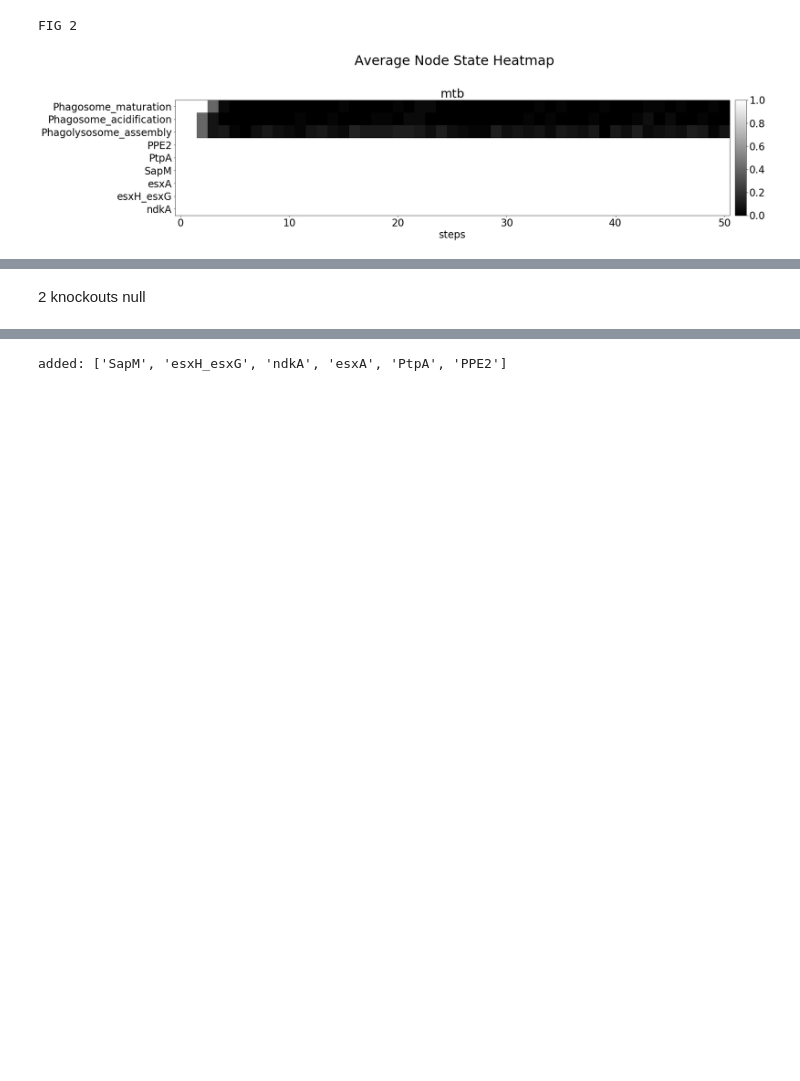
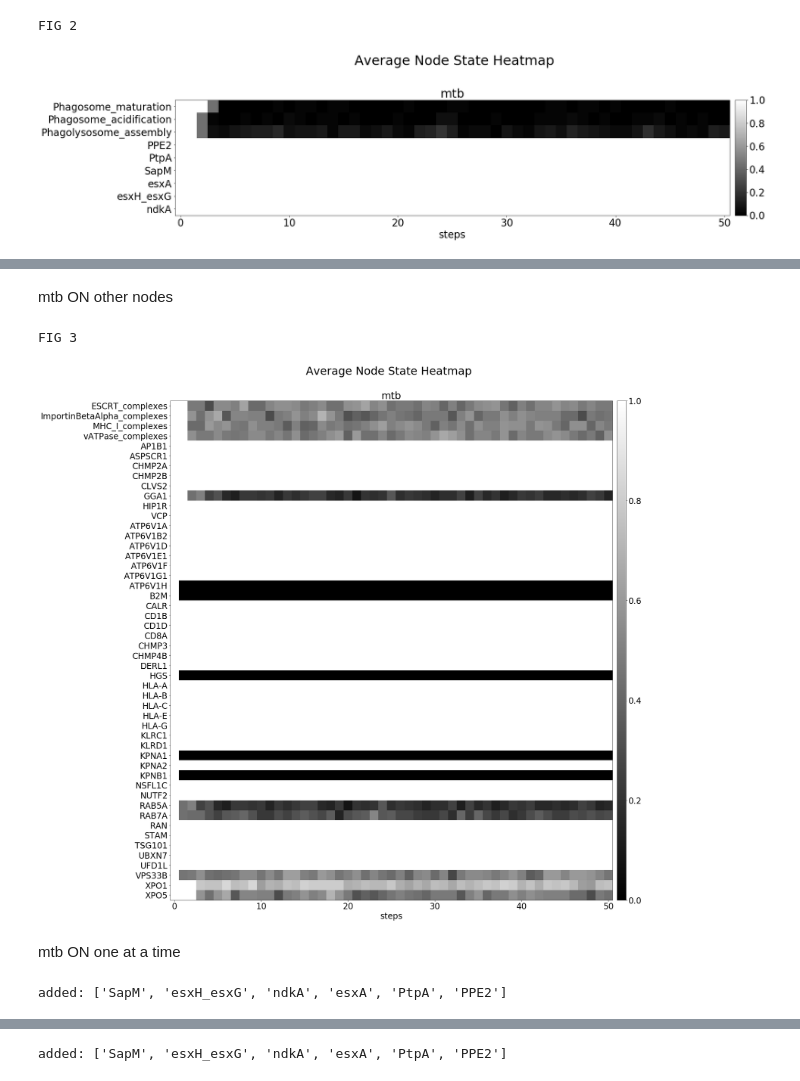
Before and after one commit to charlies-b/rp1, a Jupyter notebook: model-3.ipynb, the cells around one changed output, grey strips where cells are left out. Drawn from its saved outputs; the diff is of its cells as text; code cells hidden in the pictures; blank space fills up the shorter version.

```diff
--- a/model-3.ipynb
+++ b/model-3.ipynb
@@ -74,2 +76,0 @@ index, state: [2.36 0.1 ]
-# %% [markdown]
-2 knockouts null
@@ -77,0 +77,36 @@ index, state: [2.36 0.1 ]
+# %% [markdown]
+mtb ON other nodes
+# %%
+other = [node for node in models_mtb[0].nodes if not node in processes + complexes + hit + mtb ]
+other = sorted(other)
+# %%
+print "FIG 3"
+# plot average
+avg_mtb = bm.average_models(models_mtb)
+bm.plot_maps([avg_mtb],
+             titles=['mtb'],
+             nodes = complexes + hit + other,
+             h = 23,
+             w = 25,
+             top = 0.92,
+             bottom=0.05,
+             left=.22,
+             right = .95,
+             fontsize = 24,
+             suptitlesize = 32,
+             suptitle=' '*25+'Average Node State Heatmap' # white space to centre
+            )
+# %% [output]
+FIG 3
+[figure, added]
+# %% [markdown]
+mtb ON one at a time
+# %%
+definition_mtbOff = add_mtb2definition(definition, 'mtb-edgelist.csv', False)
+avgs_mtbOneByOne = []
+for factor in mtb:
+    definition_loop = bm.switch(definition_mtbOff,on=[factor])
+    models = bm.run_model(definition_loop, steps=50, runs=runs)
+    avgs_mtbOneByOne.append(bm.average_models(models))
+# %% [output]
+added: ['SapM', 'esxH_esxG', 'ndkA', 'esxA', 'PtpA', 'PPE2']
```
Also changed, not shown: parts of 37 cells of this notebook, 1 other file.
